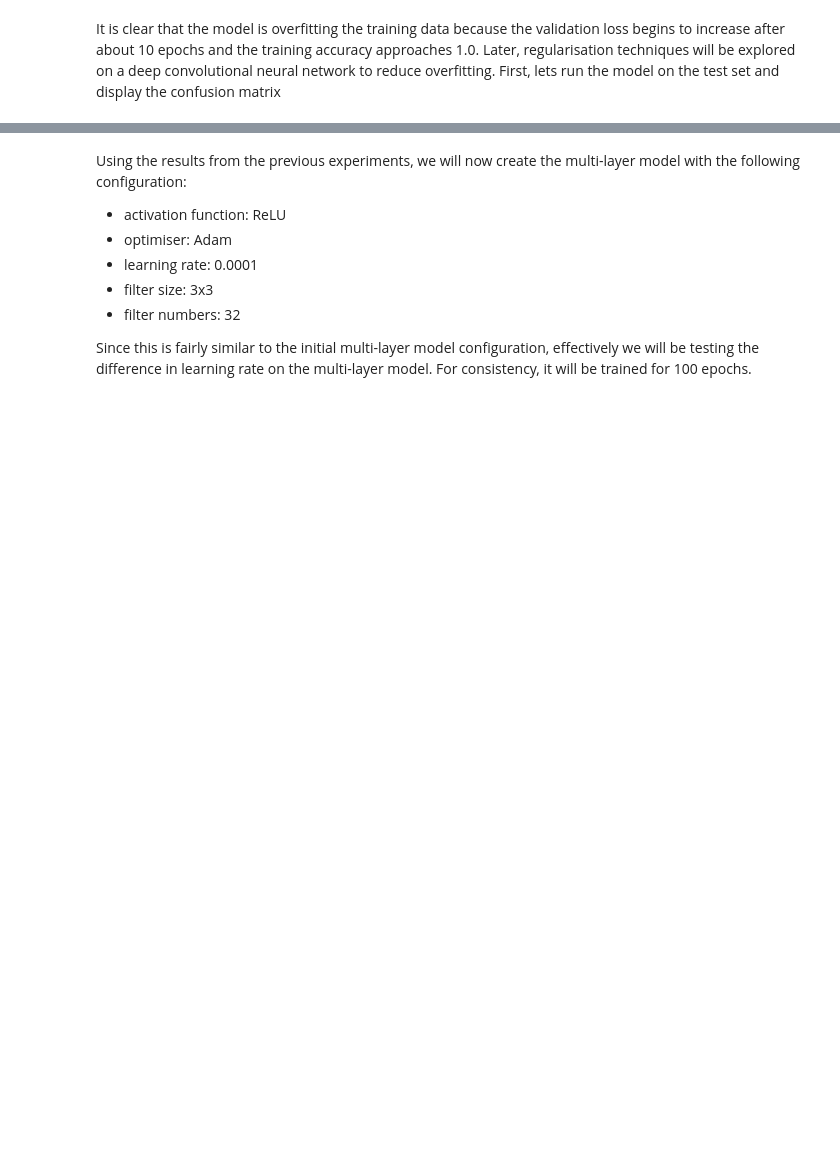
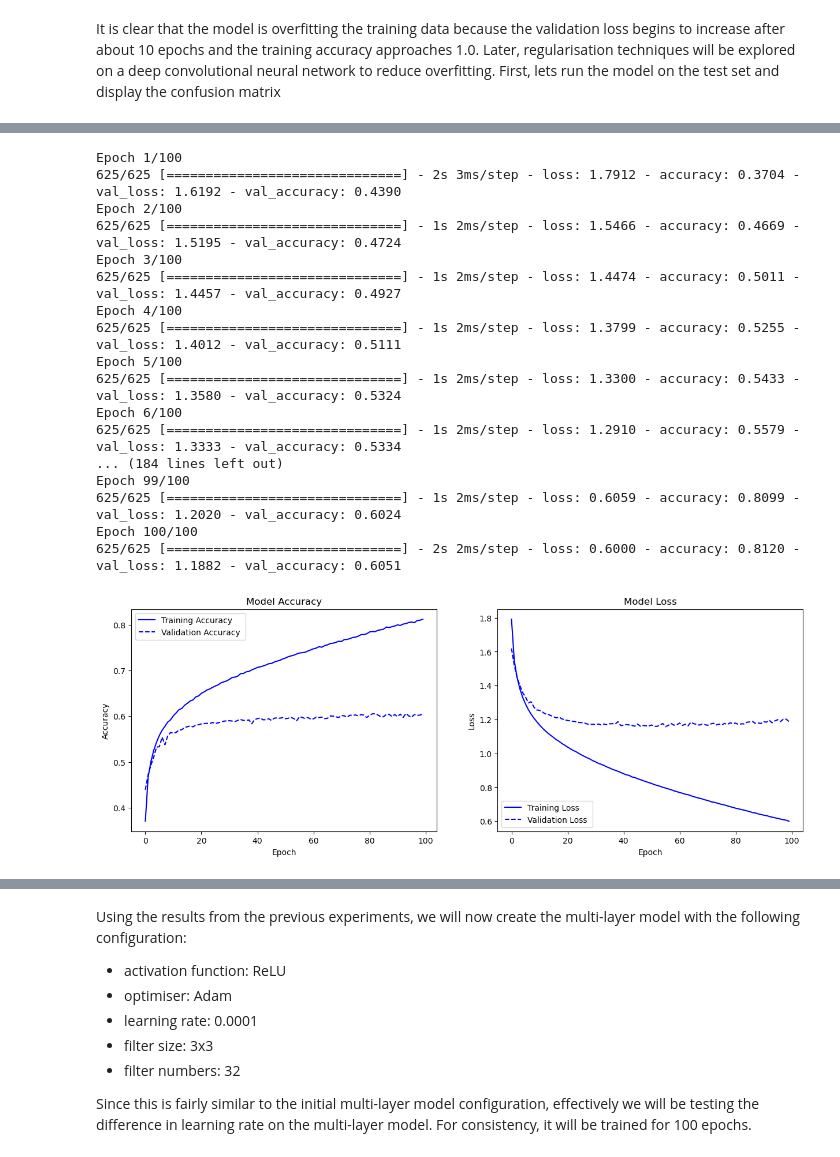
Before and after one commit to camwhite18/ml-model-comparison, a Jupyter notebook: cnn.ipynb, the cells around one changed output, grey strips where cells are left out. Cells and saved outputs as stored; diff of their text form; code cells hidden in the pictures; blank space fills up the shorter version.

```diff
--- a/cnn.ipynb
+++ b/cnn.ipynb
@@ -347,0 +452,33 @@ single_layer_number_of_filters_history = evaluate_num_of_filters(single_layer_mo
+# %%
+single_layer_model_tuned = Sequential([
+    Conv2D(32, (3, 3), activation='relu', padding='same', input_shape=(32, 32, 3)),
+    Flatten(),
+    Dense(10, activation='softmax')
+])
+single_layer_model_tuned.compile(optimizer=tf.keras.optimizers.Adam(learning_rate=0.0001),
+                                 loss='categorical_crossentropy',
+                                 metrics=['accuracy']
+                                 )
+# %%
+single_layer_model_tuned_history = single_layer_model_tuned.fit(x_train, y_train, batch_size=64, epochs=100,
+                                                                validation_data=(x_val, y_val))
+plot_training_accuracy_loss([single_layer_model_tuned_history])
+# %% [output]
+Epoch 1/100
+625/625 [==============================] - 2s 3ms/step - loss: 1.7912 - accuracy: 0.3704 - val_loss: 1.6192 - val_accuracy: 0.4390
+Epoch 2/100
+625/625 [==============================] - 1s 2ms/step - loss: 1.5466 - accuracy: 0.4669 - val_loss: 1.5195 - val_accuracy: 0.4724
+Epoch 3/100
+625/625 [==============================] - 1s 2ms/step - loss: 1.4474 - accuracy: 0.5011 - val_loss: 1.4457 - val_accuracy: 0.4927
+Epoch 4/100
+625/625 [==============================] - 1s 2ms/step - loss: 1.3799 - accuracy: 0.5255 - val_loss: 1.4012 - val_accuracy: 0.5111
+Epoch 5/100
+625/625 [==============================] - 1s 2ms/step - loss: 1.3300 - accuracy: 0.5433 - val_loss: 1.3580 - val_accuracy: 0.5324
+Epoch 6/100
+625/625 [==============================] - 1s 2ms/step - loss: 1.2910 - accuracy: 0.5579 - val_loss: 1.3333 - val_accuracy: 0.5334
+... (184 lines left out)
+Epoch 99/100
+625/625 [==============================] - 1s 2ms/step - loss: 0.6059 - accuracy: 0.8099 - val_loss: 1.2020 - val_accuracy: 0.6024
+Epoch 100/100
+625/625 [==============================] - 2s 2ms/step - loss: 0.6000 - accuracy: 0.8120 - val_loss: 1.1882 - val_accuracy: 0.6051
+[figure, added]
```
Also changed, not shown: parts of 154 cells of this notebook.
